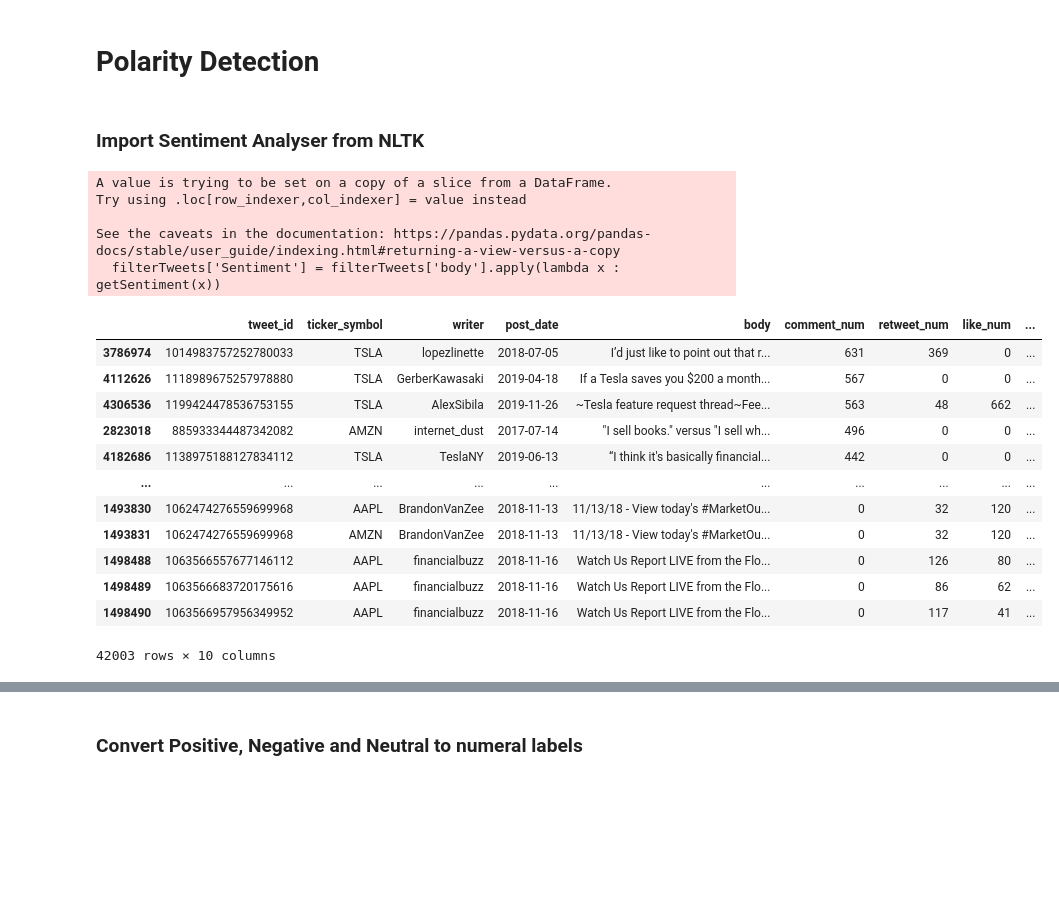
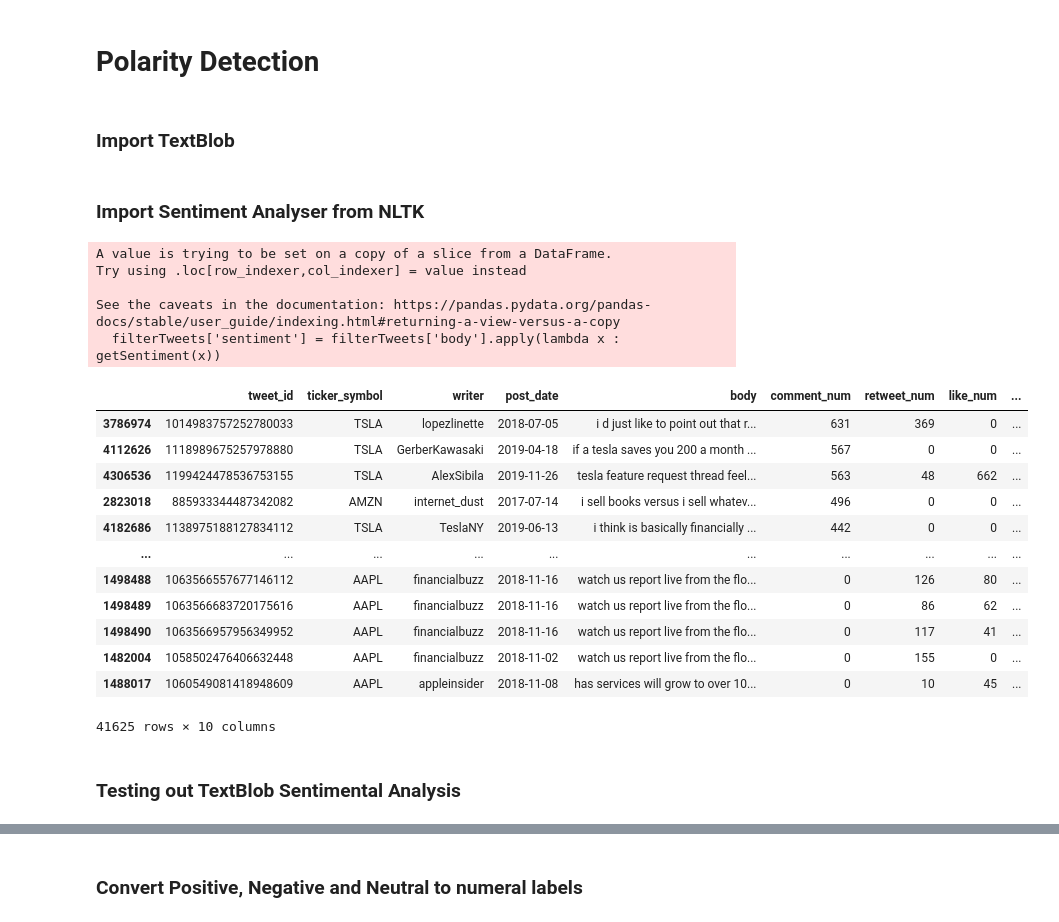
Before and after one commit to erictan23/TwitterIR, a Jupyter notebook: SentimentalAnalysis.ipynb, the cells around one changed output, grey strips where cells are left out. Drawn from its saved outputs; the diff is of its cells as text; code cells hidden in the pictures; blank space fills up the shorter version.

```diff
--- a/SentimentalAnalysis.ipynb
+++ b/SentimentalAnalysis.ipynb
@@ -112,4 +114,4 @@ max    1.212160e+18  1.577837e+09  6.310000e+02  9.990000e+02  9.990000e+02
 # %% [markdown]
 After Merging Remove the dataframes that do not have ticker_symbols
 # %%
-tweets.dropna()
+tweets.dropna(inplace = True)
@@ -339,6 +345,8 @@ plt.show()
 From the word cloud we can tell that TSLA/TESLA and AAPL are common tweets in Twitter
 # %% [markdown]
 # Polarity Detection
+# %% [markdown]
+### Import TextBlob
 # %% [markdown]
 ### Import Sentiment Analyser from NLTK
 # %%
@@ -362,25 +370,27 @@ def getSentiment(body):
 
     print(score)
 # %%
-filterTweets['Sentiment'] = filterTweets['body'].apply(lambda x : getSentiment(x))
+filterTweets['sentiment'] = filterTweets['body'].apply(lambda x : getSentiment(x))
 
 filterTweets
 # %% [output]
 A value is trying to be set on a copy of a slice from a DataFrame.
 Try using .loc[row_indexer,col_indexer] = value instead
 
 See the caveats in the documentation: https://pandas.pydata.org/pandas-docs/stable/user_guide/indexing.html#returning-a-view-versus-a-copy
-  filterTweets['Sentiment'] = filterTweets['body'].apply(lambda x : getSentiment(x))
+  filterTweets['sentiment'] = filterTweets['body'].apply(lambda x : getSentiment(x))
 |  | tweet_id | ticker_symbol | writer | post_date | body | comment_num | retweet_num | like_num | ... |
-| 3786974 | 1014983757252780033 | TSLA | lopezlinette | 2018-07-05 | I’d just like to point out that r... | 631 | 369 | 0 | ... |
-| 4112626 | 1118989675257978880 | TSLA | GerberKawasaki | 2019-04-18 | If a Tesla saves you $200 a month... | 567 | 0 | 0 | ... |
-| 4306536 | 1199424478536753155 | TSLA | AlexSibila | 2019-11-26 | ~Tesla feature request thread~Fee... | 563 | 48 | 662 | ... |
-| 2823018 | 885933344487342082 | AMZN | internet_dust | 2017-07-14 | "I sell books." versus "I sell wh... | 496 | 0 | 0 | ... |
-| 4182686 | 1138975188127834112 | TSLA | TeslaNY | 2019-06-13 | “I think it's basically financial... | 442 | 0 | 0 | ... |
+| 3786974 | 1014983757252780033 | TSLA | lopezlinette | 2018-07-05 | i d just like to point out that r... | 631 | 369 | 0 | ... |
+| 4112626 | 1118989675257978880 | TSLA | GerberKawasaki | 2019-04-18 | if a tesla saves you 200 a month ... | 567 | 0 | 0 | ... |
+| 4306536 | 1199424478536753155 | TSLA | AlexSibila | 2019-11-26 | tesla feature request thread feel... | 563 | 48 | 662 | ... |
+| 2823018 | 885933344487342082 | AMZN | internet_dust | 2017-07-14 | i sell books versus i sell whatev... | 496 | 0 | 0 | ... |
+| 4182686 | 1138975188127834112 | TSLA | TeslaNY | 2019-06-13 | i think is basically financially ... | 442 | 0 | 0 | ... |
 | ... | ... | ... | ... | ... | ... | ... | ... | ... | ... |
-| 1493830 | 1062474276559699968 | AAPL | BrandonVanZee | 2018-11-13 | 11/13/18 - View today's #MarketOu... | 0 | 32 | 120 | ... |
-| 1493831 | 1062474276559699968 | AMZN | BrandonVanZee | 2018-11-13 | 11/13/18 - View today's #MarketOu... | 0 | 32 | 120 | ... |
-| 1498488 | 1063566557677146112 | AAPL | financialbuzz | 2018-11-16 | Watch Us Report LIVE from the Flo... | 0 | 126 | 80 | ... |
-| 1498489 | 1063566683720175616 | AAPL | financialbuzz | 2018-11-16 | Watch Us Report LIVE from the Flo... | 0 | 86 | 62 | ... |
-| 1498490 | 1063566957956349952 | AAPL | financialbuzz | 2018-11-16 | Watch Us Report LIVE from the Flo... | 0 | 117 | 41 | ... |
+| 1498488 | 1063566557677146112 | AAPL | financialbuzz | 2018-11-16 | watch us report live from the flo... | 0 | 126 | 80 | ... |
+| 1498489 | 1063566683720175616 | AAPL | financialbuzz | 2018-11-16 | watch us report live from the flo... | 0 | 86 | 62 | ... |
+| 1498490 | 1063566957956349952 | AAPL | financialbuzz | 2018-11-16 | watch us report live from the flo... | 0 | 117 | 41 | ... |
+| 1482004 | 1058502476406632448 | AAPL | financialbuzz | 2018-11-02 | watch us report live from the flo... | 0 | 155 | 0 | ... |
+| 1488017 | 1060549081418948609 | AAPL | appleinsider | 2018-11-08 | has services will grow to over 10... | 0 | 10 | 45 | ... |
-42003 rows × 10 columns
+41625 rows × 10 columns
+# %% [markdown]
+### Testing out TextBlob Sentimental Analysis
```
Also changed, not shown: parts of 55 cells of this notebook.
